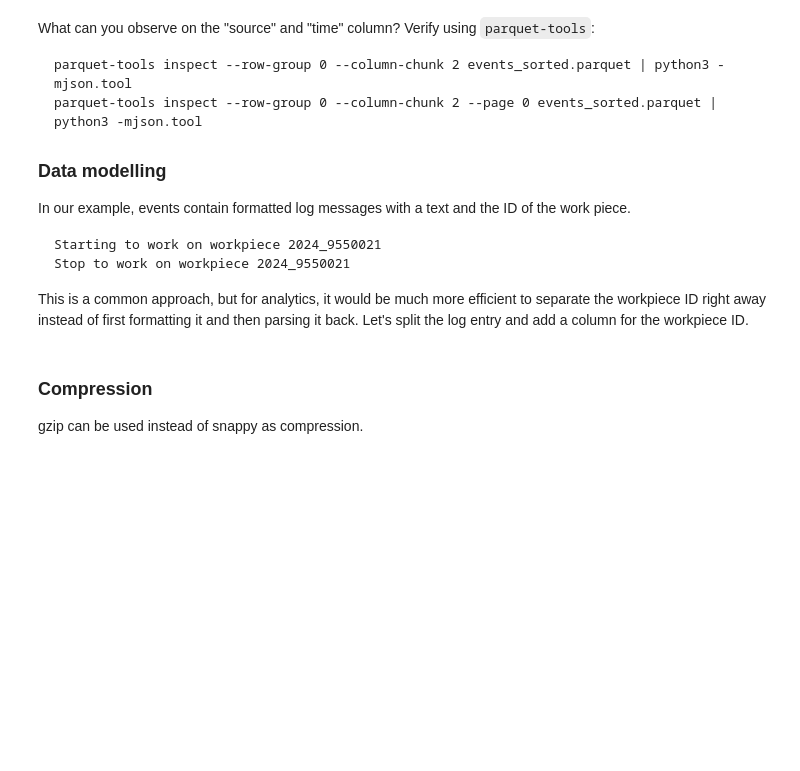
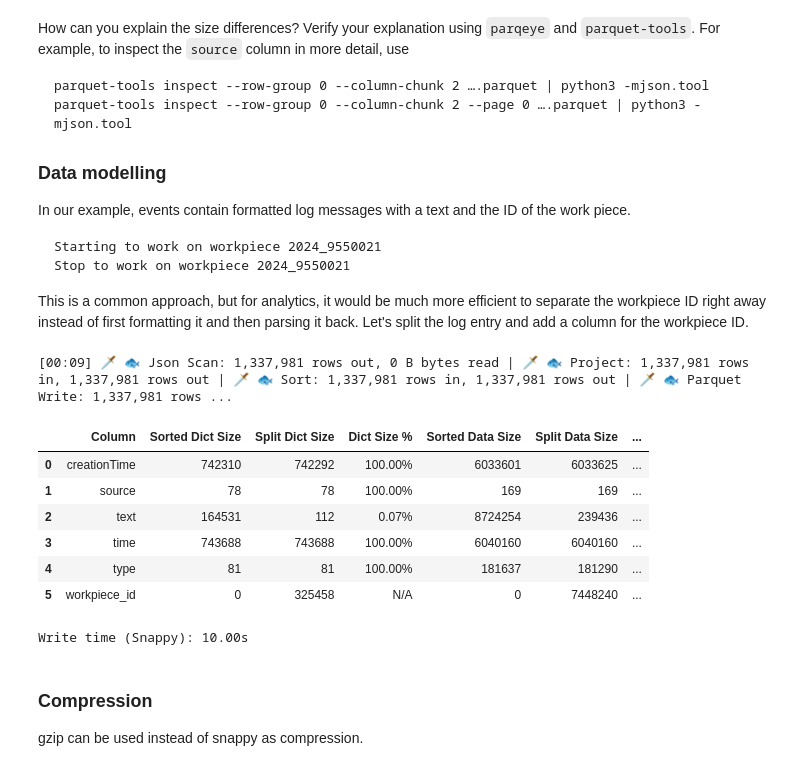
Before and after one commit to Cumulocity-IoT/knee-deep-in-the-lake, a Jupyter notebook: 01_parquet/02_tuning.ipynb, the cells around one changed output. Cells and saved outputs as stored; diff of their text form; code cells hidden in the pictures; blank space fills up the shorter version.

````diff
--- a/01_parquet/02_tuning.ipynb
+++ b/01_parquet/02_tuning.ipynb
@@ -196,9 +112,9 @@ print(f"Original size: {events_parquet_path.stat().st_size} "
 # %% [markdown]
-What can you observe on the "source" and "time" column? Verify using `parquet-tools`:
+How can you explain the size differences? Verify your explanation using `parqeye` and `parquet-tools`. For example, to inspect the `source` column in more detail, use
 
 ```
-parquet-tools inspect --row-group 0 --column-chunk 2 events_sorted.parquet | python3 -mjson.tool
-parquet-tools inspect --row-group 0 --column-chunk 2 --page 0 events_sorted.parquet | python3 -mjson.tool
+parquet-tools inspect --row-group 0 --column-chunk 2 ….parquet | python3 -mjson.tool
+parquet-tools inspect --row-group 0 --column-chunk 2 --page 0 ….parquet | python3 -mjson.tool
 ```
 
 ### Data modelling
@@ -212,52 +128,29 @@ Stop to work on workpiece 2024_9550021
 
 This is a common approach, but for analytics, it would be much more efficient to separate the workpiece ID right away instead of first formatting it and then parsing it back. Let's split the log entry and add a column for the workpiece ID.
 # %%
+events_data_split = events_data.with_columns({
+    "workpiece_id": daft.col("text").regexp_extract(r"workpiece\s+([\w_]+)", 0),
+    "text": daft.col("text").regexp_replace(r"\s+[\w_]+$", "")
+}).sort([daft.col('source'), daft.col('time')])
 
-workpiece_pattern = re.compile(r'(.*?workpiece\s+)([\w_]+)')
-
-events_data_split = []
-for record in events_data_sorted:
-    new_record = record.copy()
-    text = new_record['text']
-    match = workpiece_pattern.match(text)
-
-    if match:
-        new_record['text'] = match.group(1).strip()
-        new_record['workpiece_id'] = match.group(2)
-    else:
-        new_record['workpiece_id'] = None
-
-    events_data_split.append(new_record)
-
-table_split = pa.Table.from_pylist(
-    events_data_split,
-    schema=pa.schema([
-    ('creationTime', pa.timestamp("ms")),
-    ('id', pa.int64()),
-    ('source', pa.dictionary(pa.int8(), pa.int64())),
-    ('text', pa.dictionary(pa.int8(), pa.string())), # Text is now low-cardinality
-    ('time', pa.timestamp("ms")),
-    ('type', pa.dictionary(pa.int8(), pa.string())),
-    ('workpiece_id', pa.string()) # workpiece_id is high-cardinality
-]))
-
-events_parquet_path_split = Path('../data/output/events_split.parquet')
 start_time = time()
-pq.write_table(
-    table_split,
-    events_parquet_path_split,
-    column_encoding={'time': 'DELTA_BINARY_PACKED'},
-    use_dictionary=['source', 'type', 'text'] # Add the new 'text' to dictionary encoding
-)
-end_time = time()
-snappy_duration = end_time - start_time
+files = events_data_split.write_parquet('../data/output/events_split')
+events_parquet_path_split = Path(files.to_pydict()['path'][0])
+write_time = time() - start_time
 
 events_parquet_split = pq.ParquetFile(events_parquet_path_split)
-print("Comparing original file with the new split-text file:")
-compare_sizes(events_parquet, "Original", events_parquet_split, "Split")
-print(f"\nOriginal size: {events_parquet_path.stat().st_size} bytes")
-print(f"Split file size: {events_parquet_path_split.stat().st_size} bytes")
-print(f"Reduction to: {events_parquet_path_split.stat().st_size/events_parquet_path.stat().st_size * 100:.2f}% of original")
+compare_sizes(events_parquet_sorted, "Sorted", events_parquet_split, "Split")
+print(f"Write time (Snappy): {write_time:.2f}s")
+# %% [output]
+[00:09] 🗡️ 🐟 Json Scan: 1,337,981 rows out, 0 B bytes read | 🗡️ 🐟 Project: 1,337,981 rows in, 1,337,981 rows out | 🗡️ 🐟 Sort: 1,337,981 rows in, 1,337,981 rows out | 🗡️ 🐟 Parquet Write: 1,337,981 rows ...
+|  | Column | Sorted Dict Size | Split Dict Size | Dict Size % | Sorted Data Size | Split Data Size | ... |
+| 0 | creationTime | 742310 | 742292 | 100.00% | 6033601 | 6033625 | ... |
+| 1 | source | 78 | 78 | 100.00% | 169 | 169 | ... |
+| 2 | text | 164531 | 112 | 0.07% | 8724254 | 239436 | ... |
+| 3 | time | 743688 | 743688 | 100.00% | 6040160 | 6040160 | ... |
+| 4 | type | 81 | 81 | 100.00% | 181637 | 181290 | ... |
+| 5 | workpiece_id | 0 | 325458 | N/A | 0 | 7448240 | ... |
+Write time (Snappy): 10.00s
 # %% [markdown]
 ### Compression
 
````
Also changed, not shown: parts of 13 cells of this notebook.
